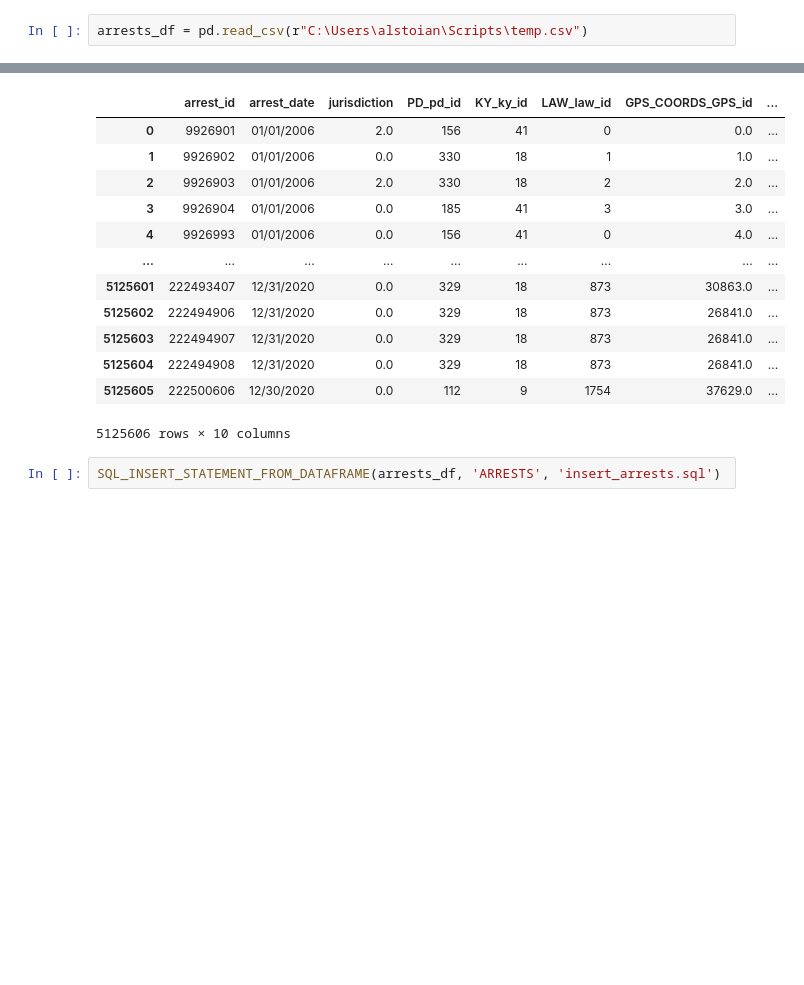
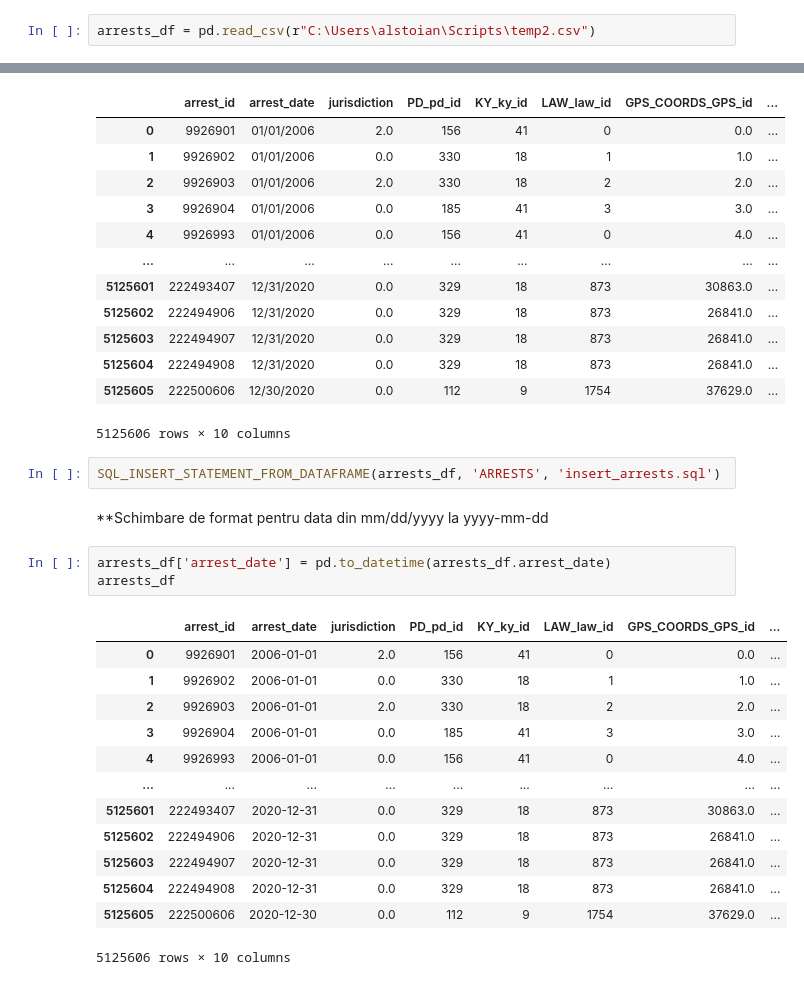
Before and after one commit to StoianAlinBogdan/ProiectInternship, a Jupyter notebook: Proiect_Ingestion.ipynb, the cells around one changed output, grey strips where cells are left out. Cells and saved outputs as stored; diff of their text form; blank space fills up the shorter version.

```diff
--- a/Proiect_Ingestion.ipynb
+++ b/Proiect_Ingestion.ipynb
@@ -1166,7 +1166,7 @@ arrests_df
 | 5125605 | 222500606 | 12/30/2020 | 0.0 | 112 | 9 | 1754 | 37629.0 | ... |
 5125606 rows × 9 columns
 # %%
-arrests_df = pd.read_csv(r"C:\Users\alstoian\Scripts\temp.csv")
+arrests_df = pd.read_csv(r"C:\Users\alstoian\Scripts\temp2.csv")
 # %%
 l1 = []
 l2 = []
@@ -1224,3 +1224,22 @@ arrests_df
 5125606 rows × 10 columns
 # %%
 SQL_INSERT_STATEMENT_FROM_DATAFRAME(arrests_df, 'ARRESTS', 'insert_arrests.sql')
+# %% [markdown]
+**Schimbare de format pentru data din mm/dd/yyyy la yyyy-mm-dd
+# %%
+arrests_df['arrest_date'] = pd.to_datetime(arrests_df.arrest_date)
+arrests_df
+# %% [output]
+|  | arrest_id | arrest_date | jurisdiction | PD_pd_id | KY_ky_id | LAW_law_id | GPS_COORDS_GPS_id | ... |
+| 0 | 9926901 | 2006-01-01 | 2.0 | 156 | 41 | 0 | 0.0 | ... |
+| 1 | 9926902 | 2006-01-01 | 0.0 | 330 | 18 | 1 | 1.0 | ... |
+| 2 | 9926903 | 2006-01-01 | 2.0 | 330 | 18 | 2 | 2.0 | ... |
+| 3 | 9926904 | 2006-01-01 | 0.0 | 185 | 41 | 3 | 3.0 | ... |
+| 4 | 9926993 | 2006-01-01 | 0.0 | 156 | 41 | 0 | 4.0 | ... |
+| ... | ... | ... | ... | ... | ... | ... | ... | ... |
+| 5125601 | 222493407 | 2020-12-31 | 0.0 | 329 | 18 | 873 | 30863.0 | ... |
+| 5125602 | 222494906 | 2020-12-31 | 0.0 | 329 | 18 | 873 | 26841.0 | ... |
+| 5125603 | 222494907 | 2020-12-31 | 0.0 | 329 | 18 | 873 | 26841.0 | ... |
+| 5125604 | 222494908 | 2020-12-31 | 0.0 | 329 | 18 | 873 | 26841.0 | ... |
+| 5125605 | 222500606 | 2020-12-30 | 0.0 | 112 | 9 | 1754 | 37629.0 | ... |
+5125606 rows × 10 columns
```
Also changed, not shown: 1 other file.
